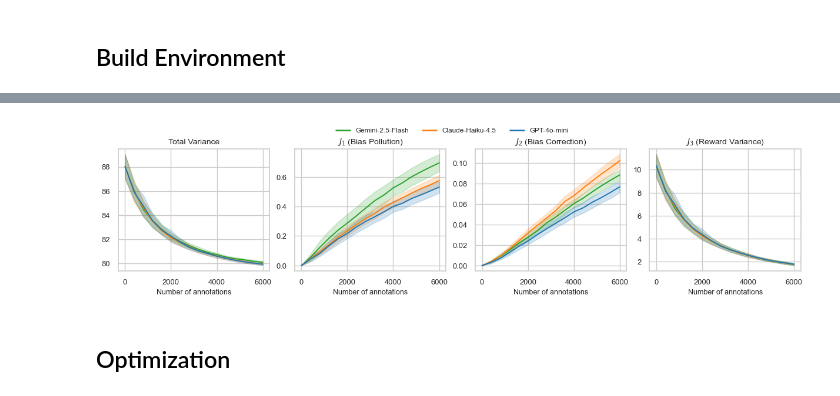
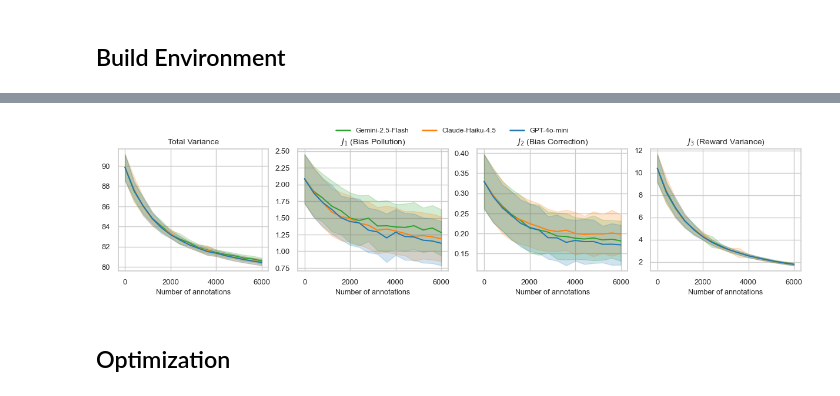
Before and after one commit to Lygist/Budgeted-Multi-Source-Counterfactual-Annotation-for-Off-Policy-Evaluation, a Jupyter notebook: OPE_Annotation_Optimization.ipynb, the cells around one changed output, grey strips where cells are left out. Saved outputs shown, nothing was run; the diff lists cells and outputs as text; code cells hidden in the pictures.

```diff
--- a/OPE_Annotation_Optimization.ipynb
+++ b/OPE_Annotation_Optimization.ipynb
@@ -1081,0 +850,13 @@ ann_mu_claude.shape
+# %%
+# Real-LLM ASSIST Experiments ## Load LLM Annotations
+LLM_FILES = {
+    'Gemini': "ASSIST_annotations_gemini.npz",
+    'Claude': "ASSIST_annotations_claudehaiku.npz",
+    'GPT4o' : "ASSIST_annotations_gpt4omini.npz",
+    # 'GPTo3' : "ASSIST_annotations_gpto3mini.npz",
+}
+LLM_ANN = {}
+for name, path in LLM_FILES.items():
+    out = np.load(path)
+    LLM_ANN[name] = {'mu': out['ann_mu'], 'var': out['ann_var']}
+    print(f"Loaded {name}: mu shape={out['ann_mu'].shape}")
@@ -1367,71 +992,53 @@ display(df_summary_bkt[['Num_Annotations', 'Total_Variance', 'Part1', 'Part2', '
 # %%
 NUM_ROLLS = 100
 N_STEPS   = 16
-
-all_results = []
 n_steps_grid = np.linspace(0, NUM_PATIENTS_BKT, N_STEPS, dtype=int)
 
+records = []
 for source_idx in range(NUM_SOURCES_BKT):
     for roll in range(NUM_ROLLS):
-        env = generate_bkt_env(SEED + roll)
+        env = generate_bkt_env(SEED_BKT + roll)
         for n_target in n_steps_grid:
             budget = n_target * COSTS_BKT[source_idx] * 1.001
-            n_k_alloc = allocate_budget_bkt_dynamic(
-                env['n_f'], budget, COSTS_BKT, source_idx)
-            comps = get_variance_components(
-                env['n_f'], n_k_alloc,
-                env['eps_k'], env['delta_g_k'], env['sigma_r_sq'],
-                env['pi_e'], env['pi_b'], env['d0'],
-                env['term1_const'], env['term2_const'])
-            comps['Num_Annotations'] = int(n_k_alloc.sum())
-            comps['Source'] = source_idx + 1
-            comps['Roll']   = roll
-            all_results.append(comps)
-
-df_all = pd.DataFrame(all_results)
+            n_k_alloc = allocate_budget_randomly(env['n_f'], budget, COSTS_BKT,
+                                                 source_idx=source_idx)
+            comps = get_variance_components(n_k_alloc, env)
+            comps.update({'Num_Annotations': int(n_k_alloc.sum()),
+                          'Source': source_idx + 1, 'Roll': roll})
+            records.append(comps)
+df_all_bkt = pd.DataFrame(records)
 
 sns.set_theme(style='whitegrid', font_scale=0.85)
-fig, axes = plt.subplots(1, 4, figsize=(12, 2.8),
-                         sharex=False, constrained_layout=True)
-
+fig, axes = plt.subplots(1, 4, figsize=(12, 2.8), constrained_layout=True)
 metrics = [
     ("Total_Variance", "Total Variance"),
     ("Part1",          r"$J_1$ (Bias Pollution)"),
     ("Part2",          r"$J_2$ (Bias Correction)"),
     ("Part3",          r"$J_3$ (Reward Variance)"),
 ]
-
-
 LLM_info = {
-    1: ("Gemini-2.5-Flash",  "tab:green"),
-    2: ("Claude-Haiku-4.5",  "tab:orange"),
-    3: ("GPT-4o-mini",       "tab:blue"),
+    1: ("Gemini-2.5-Flash", "tab:green"),
+    2: ("Claude-Haiku-4.5", "tab:orange"),
+    3: ("GPT-4o-mini",      "tab:blue"),
 }
-
-for i, (metric, title) in enumerate(metrics):
+for i, (m, title) in enumerate(metrics):
     for k, (lbl, color) in LLM_info.items():
-        dfk = df_all[df_all['Source'] == k]
-        if dfk.empty:
-            continue
-        sns.lineplot(
-            data=dfk, x='Num_Annotations', y=metric,
-            ax=axes[i], color=color, errorbar='sd',
-            linewidth=1.4, legend=False)
+        dfk = df_all_bkt[df_all_bkt['Source'] == k]
+        if dfk.empty: continue
+        sns.lineplot(data=dfk, x='Num_Annotations', y=m, ax=axes[i],
+                     color=color, errorbar='sd', linewidth=1.4, legend=False)
     axes[i].set_title(title, fontsize=10)
     axes[i].set_xlabel("Number of annotations", fontsize=9)
     axes[i].set_ylabel("")
 
-# Unified legend at the top
-handles = [plt.Line2D([0], [0], color=c, lw=1.8)
-           for _, c in LLM_info.values()]
+handles = [plt.Line2D([0], [0], color=c, lw=1.8) for _, c in LLM_info.values()]
 labels  = [lbl for lbl, _ in LLM_info.values()]
-fig.legend(handles, labels,
-           loc='upper center', bbox_to_anchor=(0.5, 1.08),
-           ncol=len(labels), frameon=False, fontsize=8.5)
-
-plt.savefig("LLMs_decomposition.png", bbox_inches='tight', dpi=150)
+fig.legend(handles, labels, loc='upper center',
+           bbox_to_anchor=(0.5, 1.08), ncol=len(labels),
+           frameon=False, fontsize=8.5)
+plt.savefig("LLMs_decomposition.pdf", bbox_inches='tight', dpi=150)
 plt.show()
 # %% [output]
-[figure, old version]
+[figure, new version]
 # %% [markdown]
 ## Optimization
```
Also changed, not shown: parts of 58 cells of this notebook.
